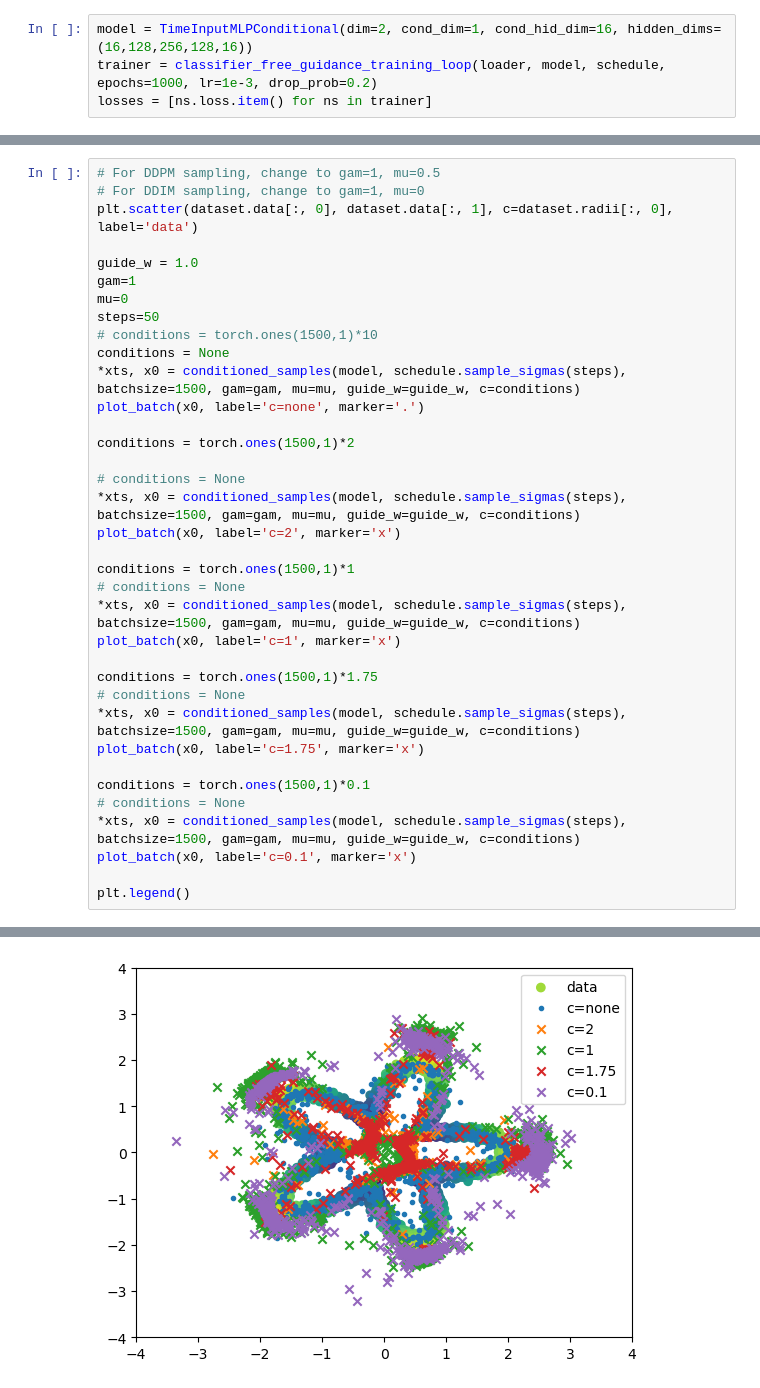
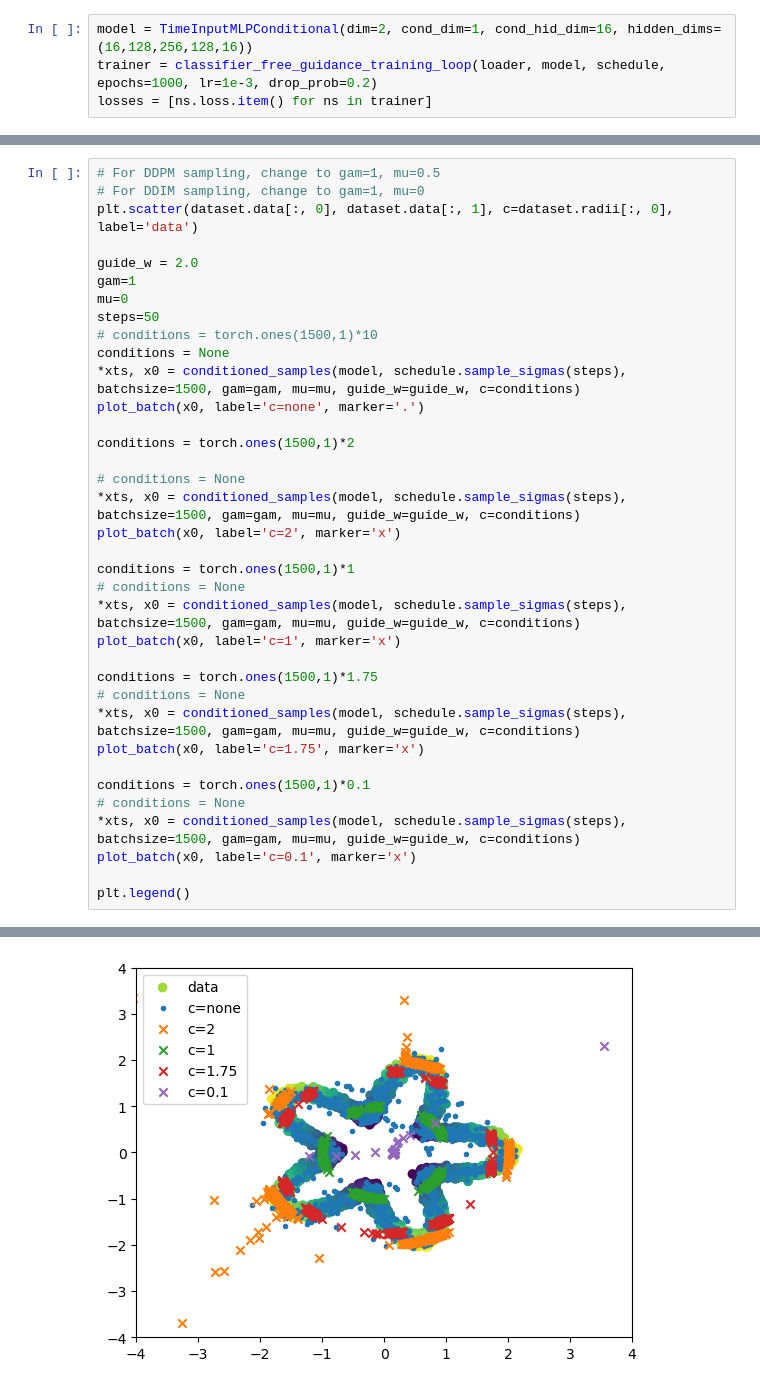
Before and after one commit to s-a-malik/smalldiffusion, a Jupyter notebook: debug.ipynb, the cells around one changed output, grey strips where cells are left out. Drawn from its saved outputs; the diff is of its cells as text.

```diff
--- a/debug.ipynb
+++ b/debug.ipynb
@@ -67,37 +67,37 @@ plt.show()
 # For DDIM sampling, change to gam=1, mu=0
 plt.scatter(dataset.data[:, 0], dataset.data[:, 1], c=dataset.radii[:, 0], label='data')
 
-guide_w = 1.0
+guide_w = 2.0
 gam=1
 mu=0
 steps=50
 # conditions = torch.ones(1500,1)*10
 conditions = None
 *xts, x0 = conditioned_samples(model, schedule.sample_sigmas(steps), batchsize=1500, gam=gam, mu=mu, guide_w=guide_w, c=conditions)
 plot_batch(x0, label='c=none', marker='.')
 
 conditions = torch.ones(1500,1)*2
 
 # conditions = None
 *xts, x0 = conditioned_samples(model, schedule.sample_sigmas(steps), batchsize=1500, gam=gam, mu=mu, guide_w=guide_w, c=conditions)
 plot_batch(x0, label='c=2', marker='x')
 
 conditions = torch.ones(1500,1)*1
 # conditions = None
 *xts, x0 = conditioned_samples(model, schedule.sample_sigmas(steps), batchsize=1500, gam=gam, mu=mu, guide_w=guide_w, c=conditions)
 plot_batch(x0, label='c=1', marker='x')
 
 conditions = torch.ones(1500,1)*1.75
 # conditions = None
 *xts, x0 = conditioned_samples(model, schedule.sample_sigmas(steps), batchsize=1500, gam=gam, mu=mu, guide_w=guide_w, c=conditions)
 plot_batch(x0, label='c=1.75', marker='x')
 
 conditions = torch.ones(1500,1)*0.1
 # conditions = None
 *xts, x0 = conditioned_samples(model, schedule.sample_sigmas(steps), batchsize=1500, gam=gam, mu=mu, guide_w=guide_w, c=conditions)
 plot_batch(x0, label='c=0.1', marker='x')
 
 plt.legend()
 # %% [output]
 <matplotlib.legend.Legend at 0x...>
-[figure, old version]
+[figure, new version]
```
Also changed, not shown: parts of 1 cell of this notebook.
